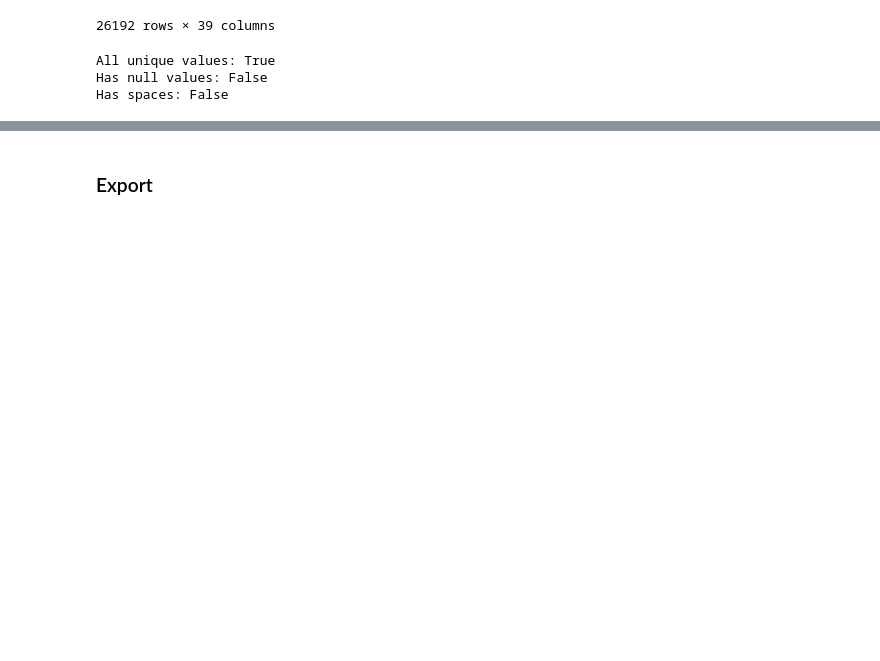
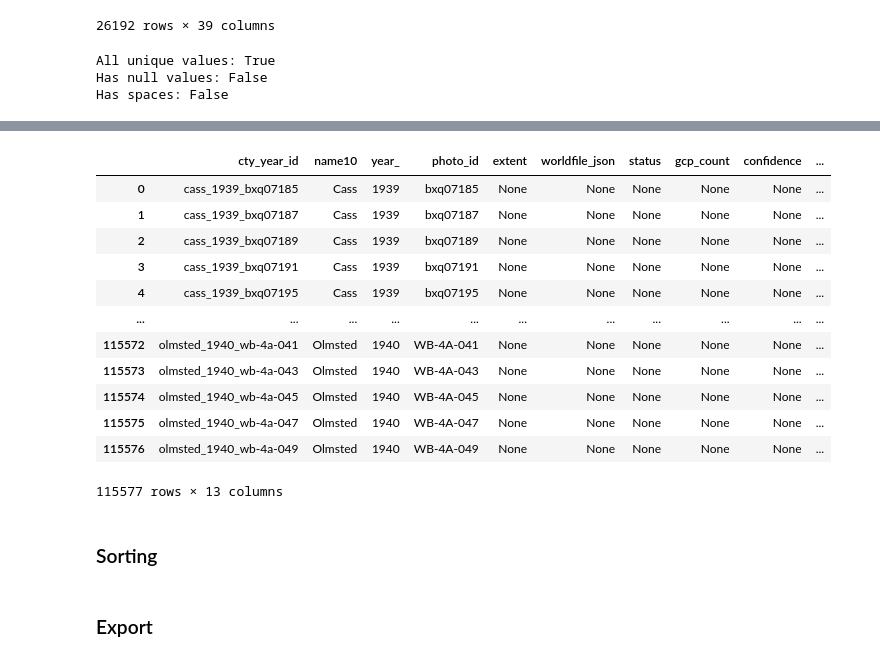
Before and after one commit to cleorose/batch_georef, a Jupyter notebook: 01_index_table_prep.ipynb, the cells around one changed output, grey strips where cells are left out. Cells and saved outputs as stored; diff of their text form; code cells hidden in the pictures; blank space fills up the shorter version.

```diff
--- a/01_index_table_prep.ipynb
+++ b/01_index_table_prep.ipynb
@@ -461,3 +383,21 @@ gdf_sorted
+# %%
+new_gdf
+# %% [output]
+|  | cty_year_id | name10 | year_ | photo_id | extent | worldfile_json | status | gcp_count | confidence | ... |
+| 0 | cass_1939_bxq07185 | Cass | 1939 | bxq07185 | None | None | None | None | None | ... |
+| 1 | cass_1939_bxq07187 | Cass | 1939 | bxq07187 | None | None | None | None | None | ... |
+| 2 | cass_1939_bxq07189 | Cass | 1939 | bxq07189 | None | None | None | None | None | ... |
+| 3 | cass_1939_bxq07191 | Cass | 1939 | bxq07191 | None | None | None | None | None | ... |
+| 4 | cass_1939_bxq07195 | Cass | 1939 | bxq07195 | None | None | None | None | None | ... |
+| ... | ... | ... | ... | ... | ... | ... | ... | ... | ... | ... |
+| 115572 | olmsted_1940_wb-4a-041 | Olmsted | 1940 | WB-4A-041 | None | None | None | None | None | ... |
+| 115573 | olmsted_1940_wb-4a-043 | Olmsted | 1940 | WB-4A-043 | None | None | None | None | None | ... |
+| 115574 | olmsted_1940_wb-4a-045 | Olmsted | 1940 | WB-4A-045 | None | None | None | None | None | ... |
+| 115575 | olmsted_1940_wb-4a-047 | Olmsted | 1940 | WB-4A-047 | None | None | None | None | None | ... |
+| 115576 | olmsted_1940_wb-4a-049 | Olmsted | 1940 | WB-4A-049 | None | None | None | None | None | ... |
+115577 rows × 13 columns
+# %% [markdown]
+### Sorting
 # %%
 # save that
 
```
Also changed, not shown: parts of 27 cells of this notebook.
